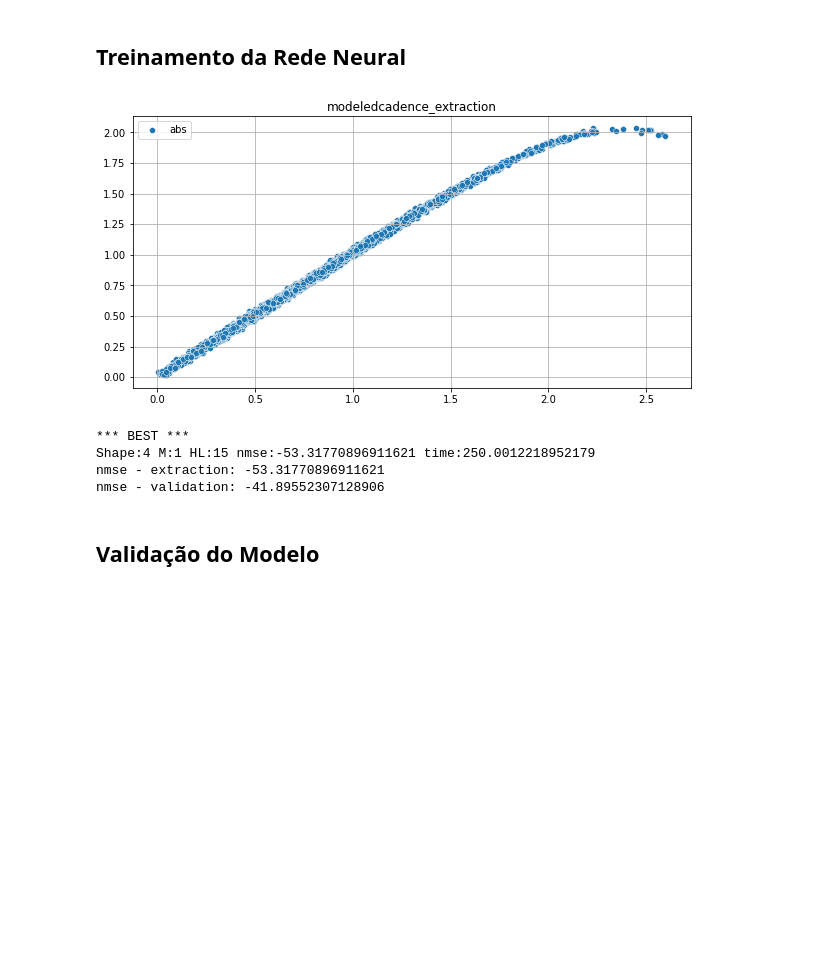
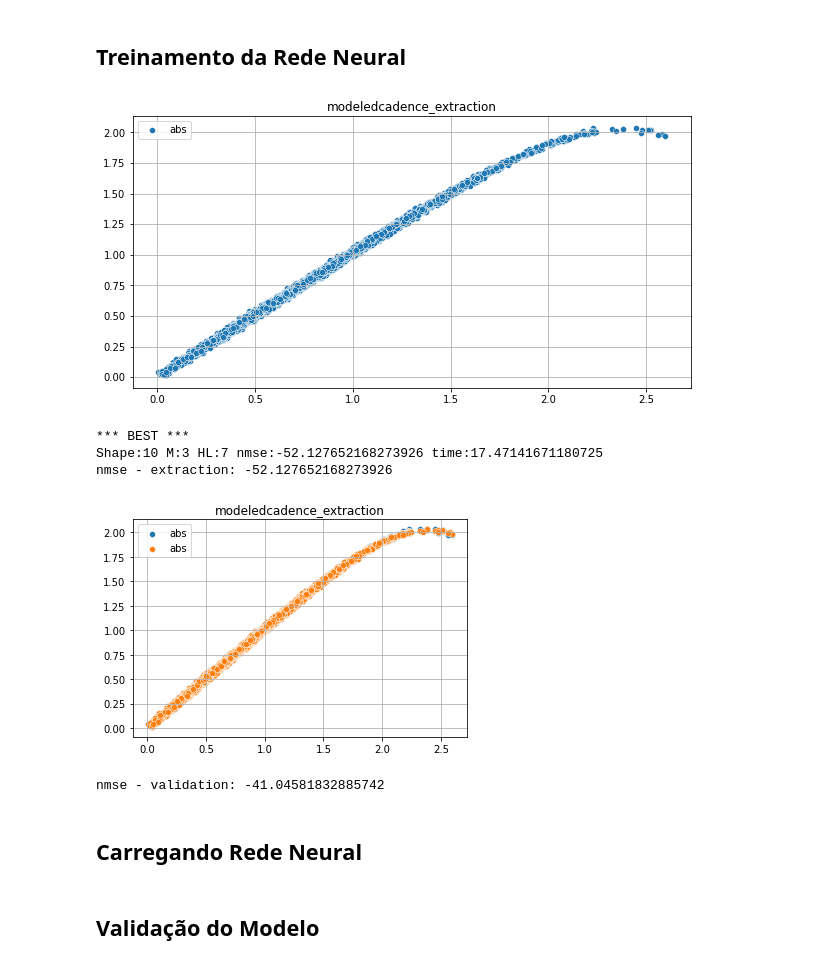
Before and after one commit to CaioMizerkowski/TCC, a Jupyter notebook: nb/parteB.ipynb, the cells around one changed output. Drawn from its saved outputs; the diff is of its cells as text; code cells hidden in the pictures; blank space fills up the shorter version.

```diff
--- a/nb/parteB.ipynb
+++ b/nb/parteB.ipynb
@@ -88,13 +88,15 @@ def gen_model(M, HL, name, activation='tanh'):
     output = layers.Dense(1, activation='linear')(hidden)
     model = keras.Model(inputs=inputs, outputs=output, name=name)
     model = lm.ModelWrapper(model)
+    model.call = tf.function(model.call)
     return model
 # %%
 def compile_model(model):
     model.compile(
         optimizer=tf.keras.optimizers.SGD(learning_rate=0.1),
         loss=lm.MeanSquaredError(),
-        metrics=['accuracy','mse'])
+        metrics=['accuracy','mse'],
+        run_eargly=False)
 # %%
 def fit_model(model, epochs, inputs, s):
     history = model.fit(inputs, s, epochs=epochs, batch_size=3000, verbose=0)
@@ -118,12 +120,10 @@ def find_best_M_HL(x, y, M_min=0, M_max=10, HL_min=1, HL_max=10):
         compile_model(model_real)
         compile_model(model_imag)
         his = [0,0]
-        his[0] = fit_model(model_real, 3000, inputs, s_real)
-        his[1] = fit_model(model_imag, 3000, inputs, s_imag)
+        his[0] = fit_model(model_real, 100, inputs, s_real)
+        his[1] = fit_model(model_imag, 100, inputs, s_imag)
 
         model = (model_real, model_imag)
-        y = y[M+1:]
-        x = x[M+1:]
         # nmse = validation_models(model_real, model_imag, inputs, x, y)
         nmse, y_hat = validation(model, x, y, M)
         end = time()
@@ -201,35 +201,39 @@ x = normalize_data(x)
 x_abs = np.abs(x)
 
 y = data[:, 2] + 1j*data[:, 3]
 y = normalize_data(y)
 y_abs = np.abs(y)
 
 plt.figure(figsize=(10,5))
-sns.scatterplot(x=x_abs, y=y_abs, label='abs')
+ax = sns.scatterplot(x=x_abs, y=y_abs, label='abs')
 plt.grid()
 plt.title(p.stem)
 plt.show()
 plt.close()
 
-model, M, y_hat, nmse, his = find_best_M_HL(x, y, M_min=1, M_max=1, HL_min=15, HL_max=15)
+M = 3
+HL = 7
+
+model, M, y_hat, nmse, his = find_best_M_HL(x, y, M_min=M, M_max=M, HL_min=HL, HL_max=HL)
 print(f'nmse - extraction: {nmse}')
 
 pv = p.parent/p.parts[-1].replace('extraction', 'validation')
 data = load_csv2numpy(pv)
 
 x = data[:, 0] + 1j*data[:, 1]
 x = normalize_data(x)
 x_abs = np.abs(x)
 
 y = data[:, 2] + 1j*data[:, 3]
 y = normalize_data(y)
 y_abs = np.abs(y)
 
 nmse, _ = validation(model, x, y, M)
 print(f'nmse - validation: {nmse}')
 # %% [output]
 [figure]
 *** BEST ***
-Shape:4 M:1 HL:15 nmse:-53.31770896911621 time:250.0012218952179
-nmse - extraction: -53.31770896911621
-nmse - validation: -41.89552307128906
+Shape:10 M:3 HL:7 nmse:-52.127652168273926 time:17.47141671180725
+nmse - extraction: -52.127652168273926
+[figure, added]
+nmse - validation: -41.04581832885742
@@ -239 +240,3 @@ nmse - validation: -41.89552307128906
+# %% [markdown]
+## Carregando Rede Neural
 # %%
```
Also changed, not shown: parts of 13 cells of this notebook.
